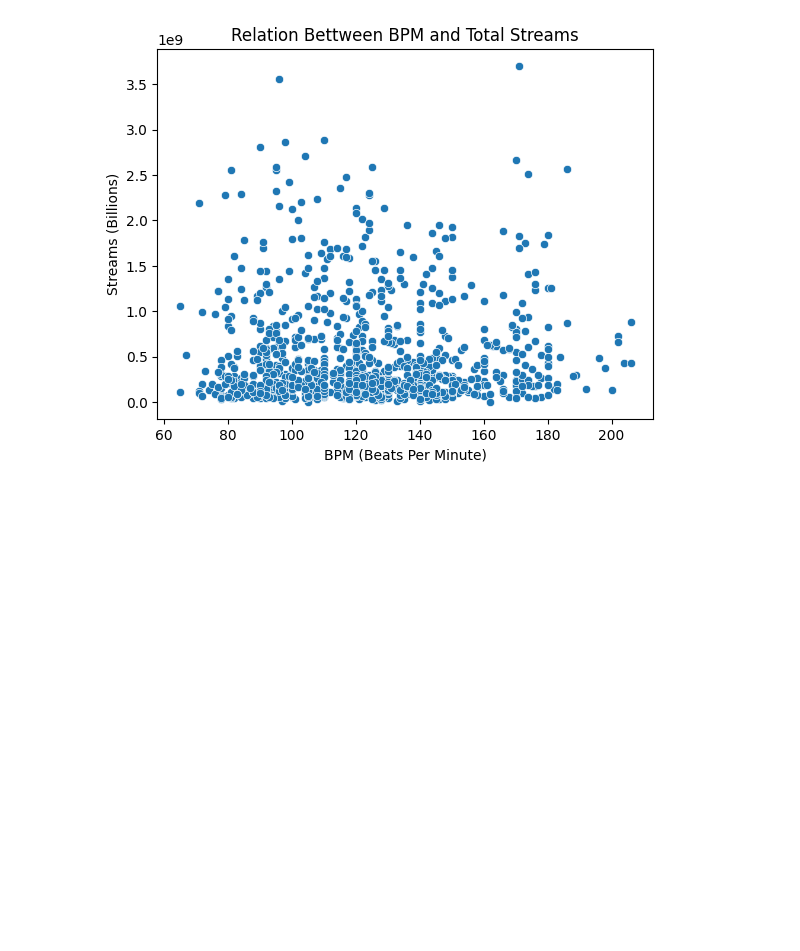
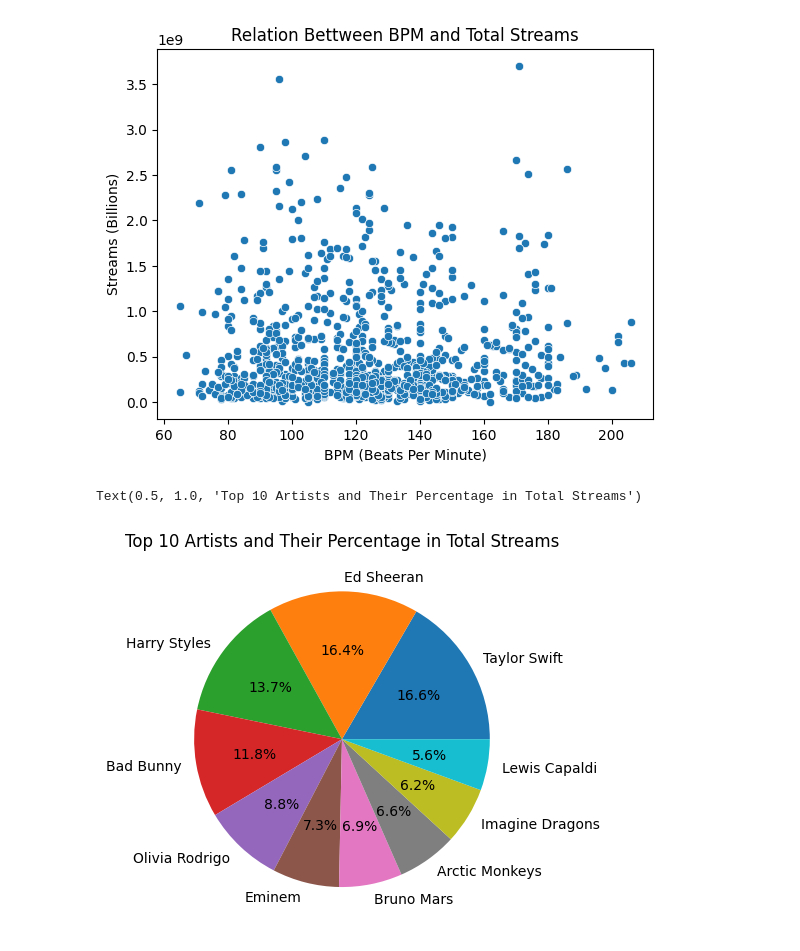
Before and after one commit to HeyItzKevz/HTH-2023-Spotify-Data-Analysis, a Jupyter notebook: 2023 Spotify Data Analysis.ipynb, the cells around one changed output. Cells and saved outputs as stored; diff of their text form; code cells hidden in the pictures; blank space fills up the shorter version.

```diff
--- a/2023 Spotify Data Analysis.ipynb
+++ b/2023 Spotify Data Analysis.ipynb
@@ -86,3 +79,13 @@ seaborn.scatterplot(x =sdata['bpm'], y=sdata['streams']).set(title='Relation Bet
  Text(0.5, 0, 'BPM (Beats Per Minute)'),
  Text(0, 0.5, 'Streams (Billions)')]
 [figure]
+# %%
+### 4. How much streams did the top 10 artists make in total, compare how much each made using a pie chart.
+artists = sdata.groupby(['artist(s)_name']).sum()
+so = artists.sort_values('streams',ascending = False).iloc[1:11]
+
+plt.pie(so['streams'], labels = so.index, autopct='%1.1f%%')
+plt.title("Top 10 Artists and Their Percentage in Total Streams")
+# %% [output]
+Text(0.5, 1.0, 'Top 10 Artists and Their Percentage in Total Streams')
+[figure, added]
```
Also changed, not shown: parts of 1 cell of this notebook.
